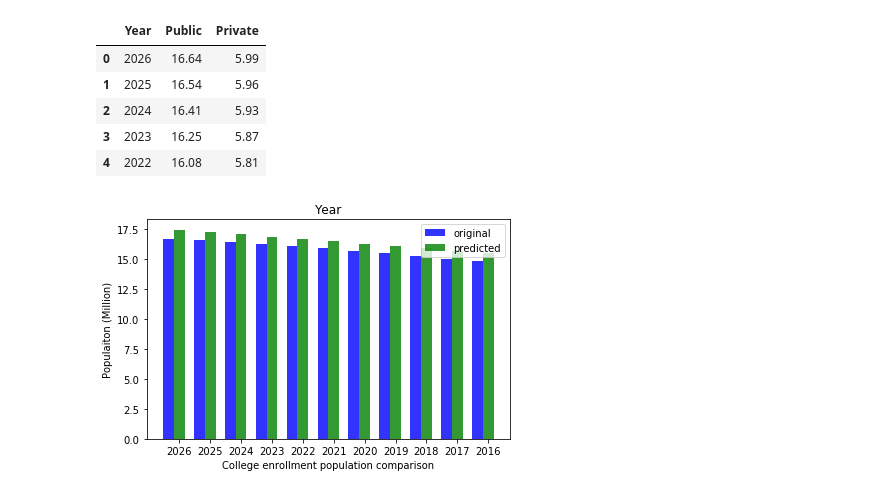
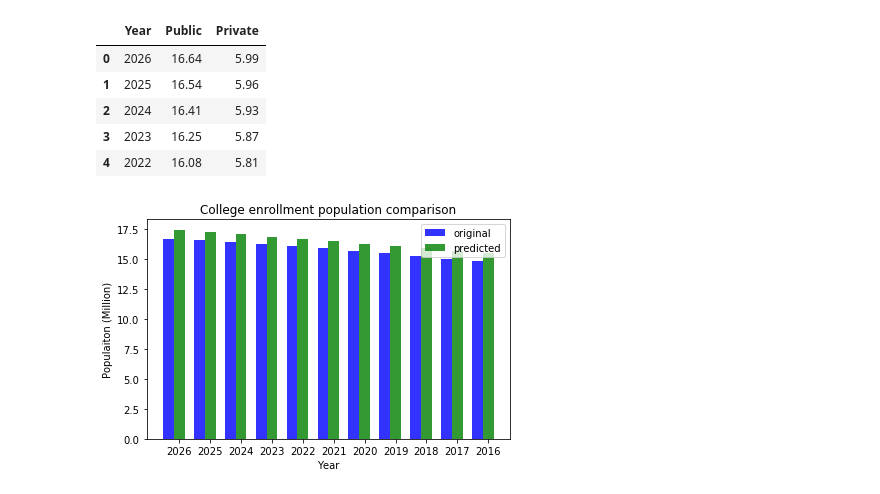
Before and after one commit to EmilySakata/finincing_education, a Jupyter notebook: Linear Regression model.ipynb, the cells around one changed output. Cells and saved outputs as stored; diff of their text form; code cells hidden in the pictures.

Commit message:
update projection comparison plot title and x lable

```diff
--- a/Linear Regression model.ipynb
+++ b/Linear Regression model.ipynb
@@ -130,33 +130,33 @@ df3.head()
 # Compare the original prediction vs our prediction
 
 # data to plot
 n_groups = 11
 original = df3["Public"]
 predicted = df2["Public_model"]
 
 # create plot
 fig, ax = plt.subplots()
 index = np.arange(n_groups)
 bar_width = 0.35
 opacity = 0.8
 
 rects1 = plt.bar(index, original, bar_width,
                  alpha=opacity,
                  color='b',
                  label='original')
 
 rects2 = plt.bar(index + bar_width, predicted, bar_width,
                  alpha=opacity,
                  color='g',
                  label='predicted')
 
-plt.xlabel('College enrollment population comparison')
+plt.title('College enrollment population comparison')
 plt.ylabel('Populaiton (Million)')
-plt.title('Year')
+plt.xlabel('Year')
 plt.xticks(index + bar_width, ("2026", '2025', '2024', '2023', "2022", '2021', '2020', '2019','2018', '2017', '2016'))
 plt.legend()
 
 plt.tight_layout()
 plt.show()
 # %% [output]
-[figure, old version]
+[figure, new version]
```
